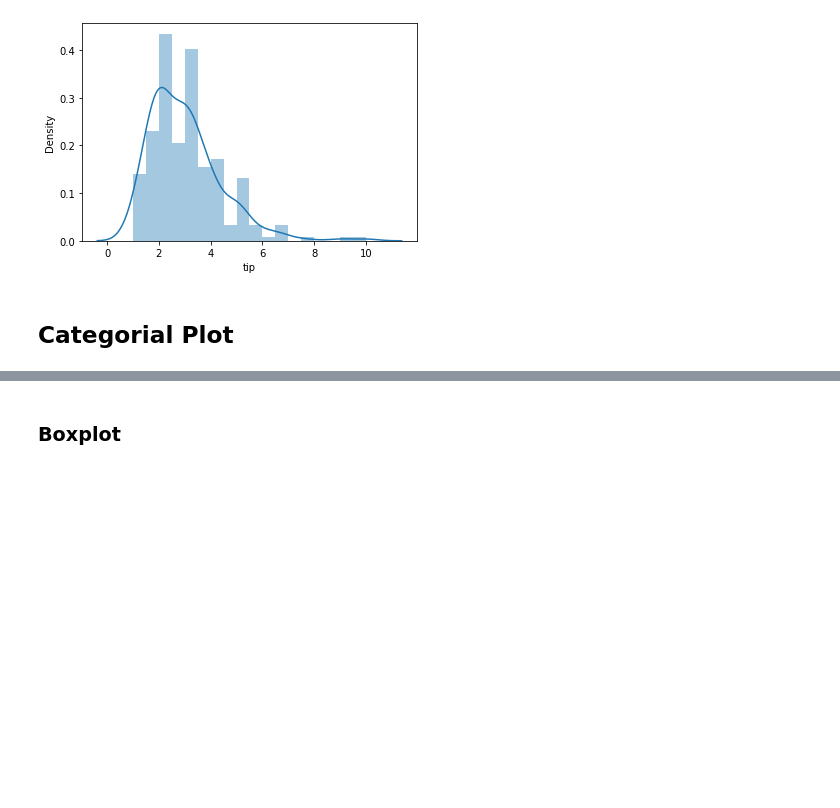
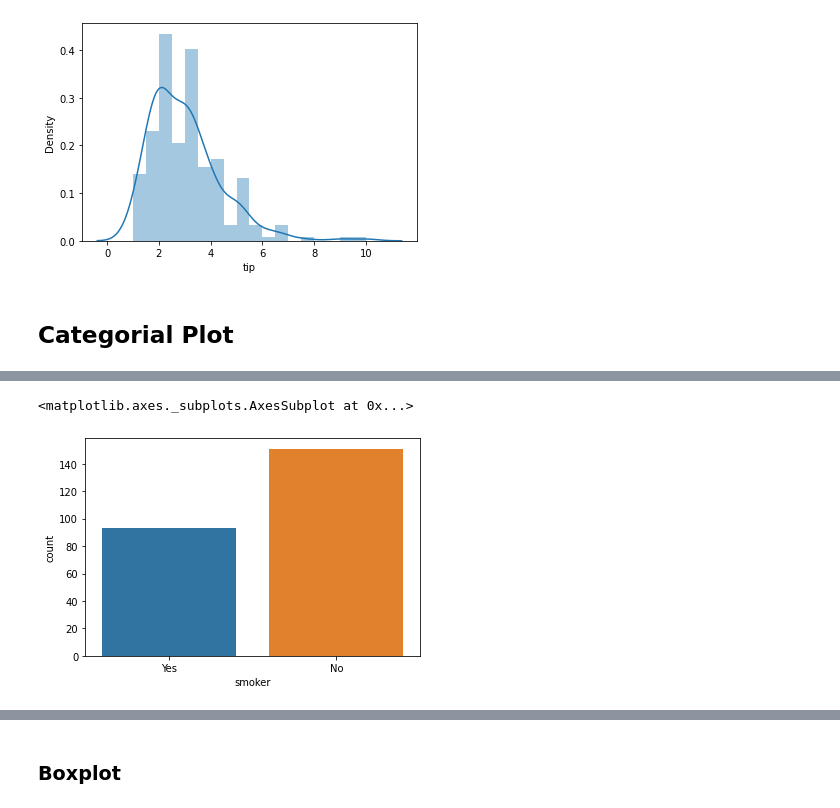
Before and after one commit to SaM-0777/python-ml, a Jupyter notebook: Plotting.ipynb, the cells around one changed output, grey strips where cells are left out. Cells and saved outputs as stored; diff of their text form; code cells hidden in the pictures; blank space fills up the shorter version.

```diff
--- a/Plotting.ipynb
+++ b/Plotting.ipynb
@@ -95,0 +108,5 @@ sbn.distplot(df['tip'])
+# %%
+sbn.countplot(x='smoker', data=df)
+# %% [output]
+<matplotlib.axes._subplots.AxesSubplot at 0x...>
+[figure, added]
```
Also changed, not shown: parts of 10 cells of this notebook.
